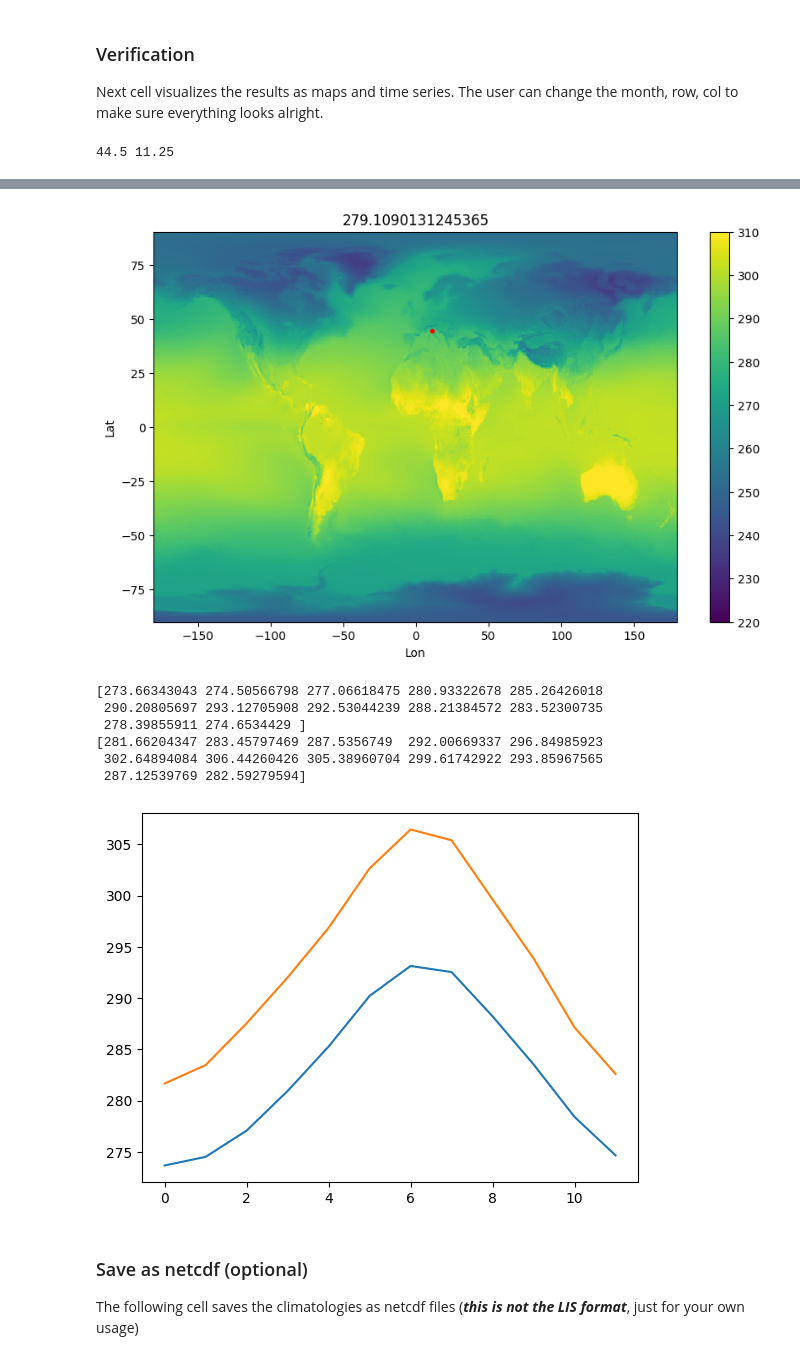
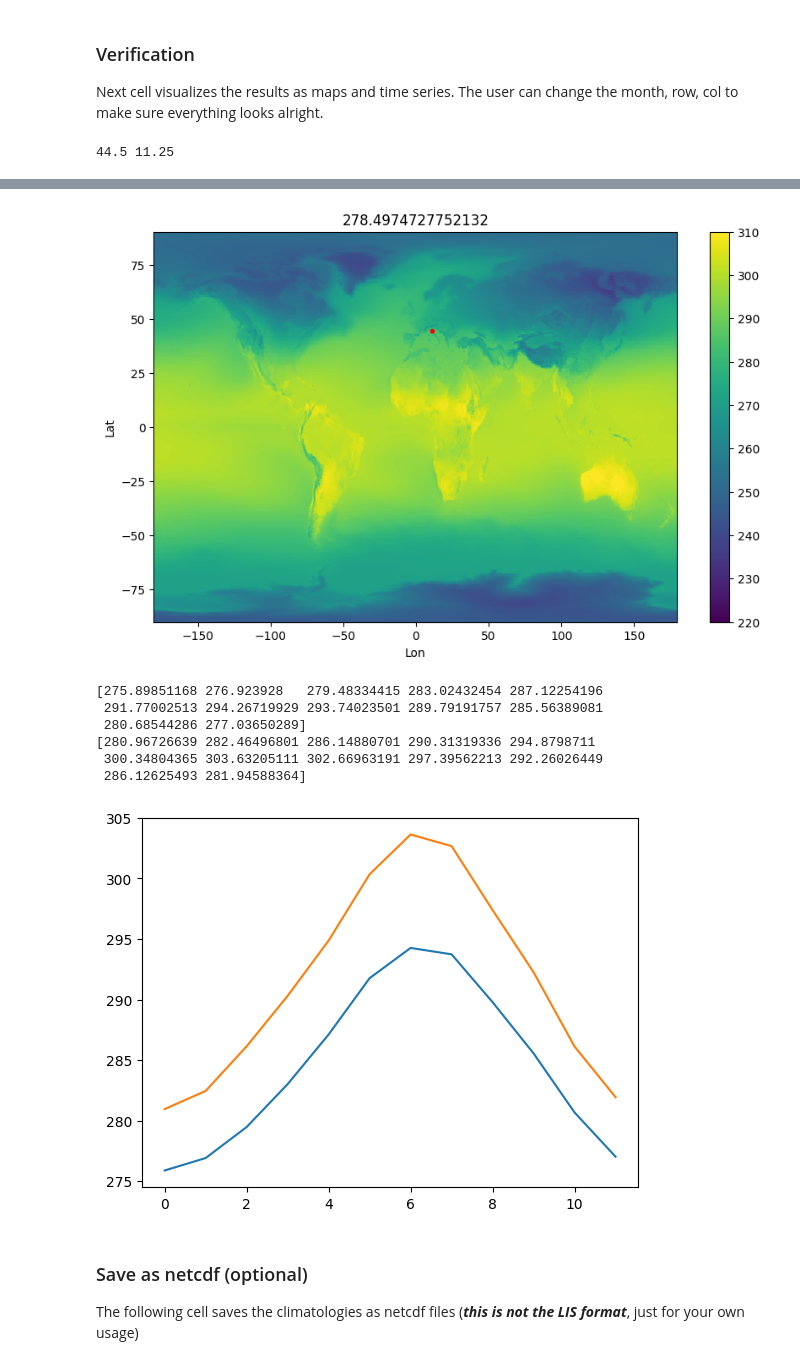
Before and after one commit to KUL-RSDA/pylis, a Jupyter notebook: preprocessing/forcing/AquaCrop_T_climatology/MERRA2_monthly_clim.ipynb, the cells around one changed output, grey strips where cells are left out. Drawn from its saved outputs; the diff is of its cells as text; code cells hidden in the pictures.

```diff
--- a/preprocessing/forcing/AquaCrop_T_climatology/MERRA2_monthly_clim.ipynb
+++ b/preprocessing/forcing/AquaCrop_T_climatology/MERRA2_monthly_clim.ipynb
@@ -19,7 +19,7 @@ yend = 2024 # this year is included
 years = np.arange(ystart,yend+1)
 
 # use lowest level model (True --> 10 m, False --> 2 m temperature)
-lml = False
+lml = True
 # %%
 # define which files/variables to use if lml True/False
 if lml:
@@ -129,8 +129,8 @@ col = 306
 month_sel = 0
 # Example lat, lon, and 2D data arrays
 ex_file = xr.open_dataset(l_files[0])
-lat = ex_file['lat']
-lon = ex_file['lon']
+lat = ex_file['lat'].values
+lon = ex_file['lon'].values
 print(float(lat[row]), float(lon[col]))
 data = Tmin_months[month_sel,:,:]
 # Create a meshgrid for lat and lon
@@ -179,11 +179,11 @@ plt.show()
 [figure]
-[273.66343043 274.50566798 277.06618475 280.93322678 285.26426018
- 290.20805697 293.12705908 292.53044239 288.21384572 283.52300735
- 278.39855911 274.6534429 ]
-[281.66204347 283.45797469 287.5356749  292.00669337 296.84985923
- 302.64894084 306.44260426 305.38960704 299.61742922 293.85967565
- 287.12539769 282.59279594]
+[275.89851168 276.923928   279.48334415 283.02432454 287.12254196
+ 291.77002513 294.26719929 293.74023501 289.79191757 285.56389081
+ 280.68544286 277.03650289]
+[280.96726639 282.46496801 286.14880701 290.31319336 294.8798711
+ 300.34804365 303.63205111 302.66963191 297.39562213 292.26026449
+ 286.12625493 281.94588364]
-[figure, old version]
+[figure, new version]
 # %% [markdown]
 ### Save as netcdf (optional)
 The following cell saves the climatologies as netcdf files (***this is not the LIS format***, just for your own usage)
```
Also changed, not shown: parts of 2 cells of this notebook.
